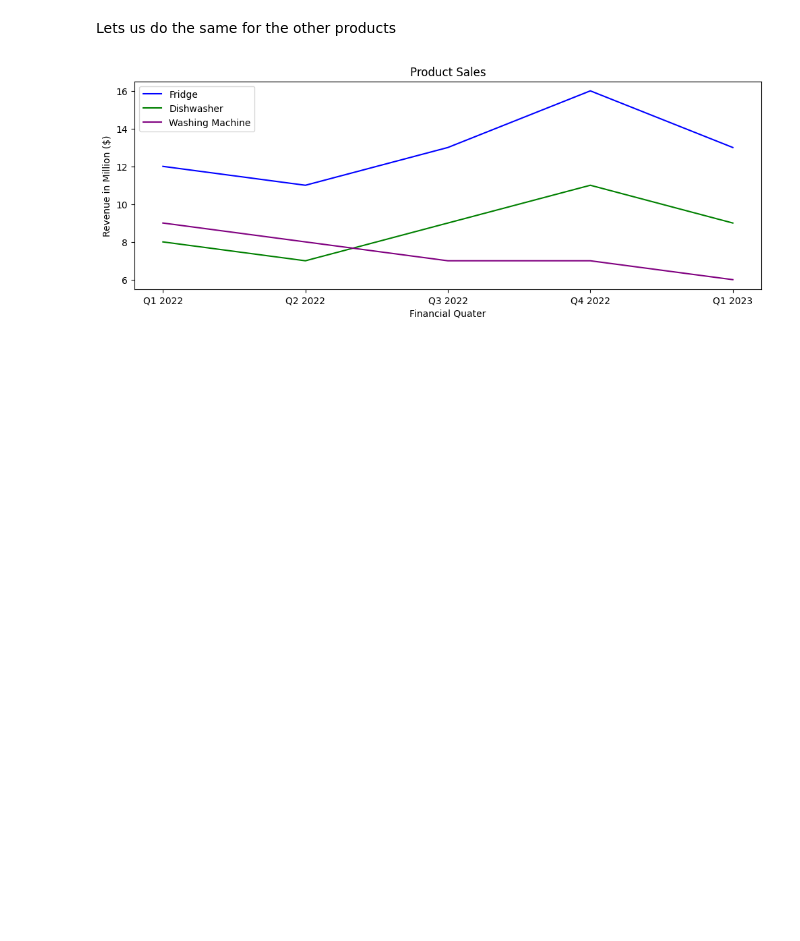
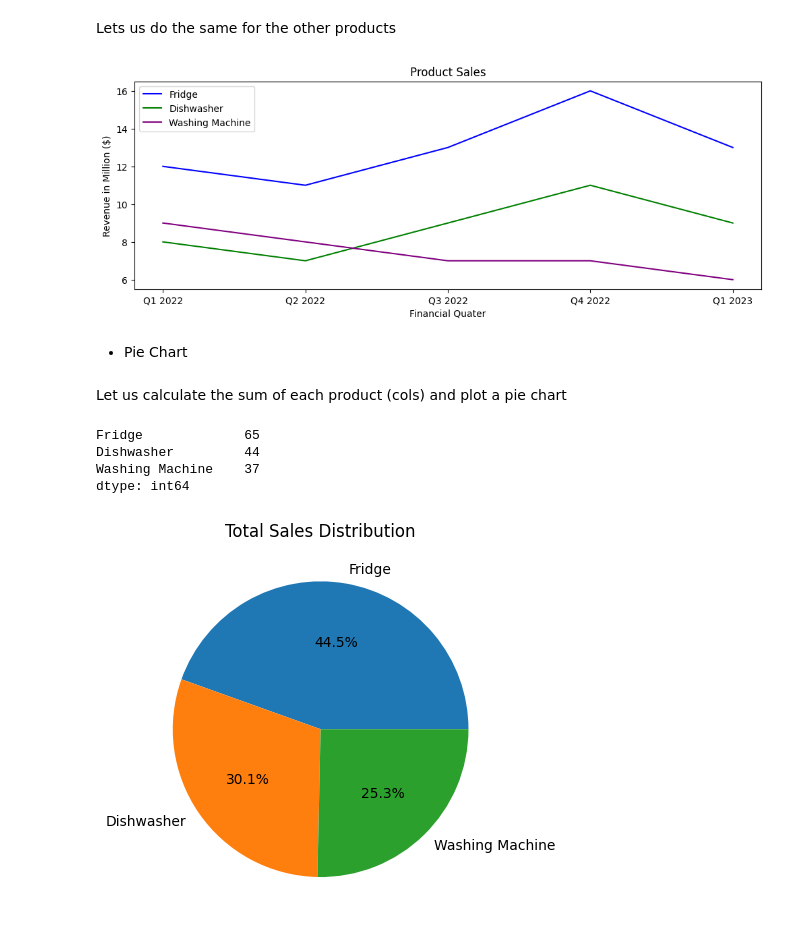
Before and after one commit to Saad-SYEDK/Matplotlib-and-Seaborn, a Jupyter notebook: notes.ipynb, the cells around one changed output. Saved outputs shown, nothing was run; the diff lists cells and outputs as text; code cells hidden in the pictures; blank space fills up the shorter version.

Commit message:
pie chart

```diff
--- a/notes.ipynb
+++ b/notes.ipynb
@@ -66,3 +70,22 @@ plt.legend() # Show the legend
 plt.show() # Display the plot
 # %% [output]
 [figure]
+# %% [markdown]
+- Pie Chart
+# %% [markdown]
+Let us calculate the sum of each product (cols) and plot a pie chart
+# %%
+total_sales = df[["Fridge", "Dishwasher", "Washing Machine"]].sum()
+total_sales
+# %% [output]
+Fridge             65
+Dishwasher         44
+Washing Machine    37
+dtype: int64
+# %%
+plt.pie(total_sales, labels=total_sales.index, autopct="%1.1f%%") # autopct to show percentage on the pie chart
+plt.title("Total Sales Distribution")
+
+plt.show()
+# %% [output]
+[figure, added]
```
Also changed, not shown: parts of 4 cells of this notebook.
